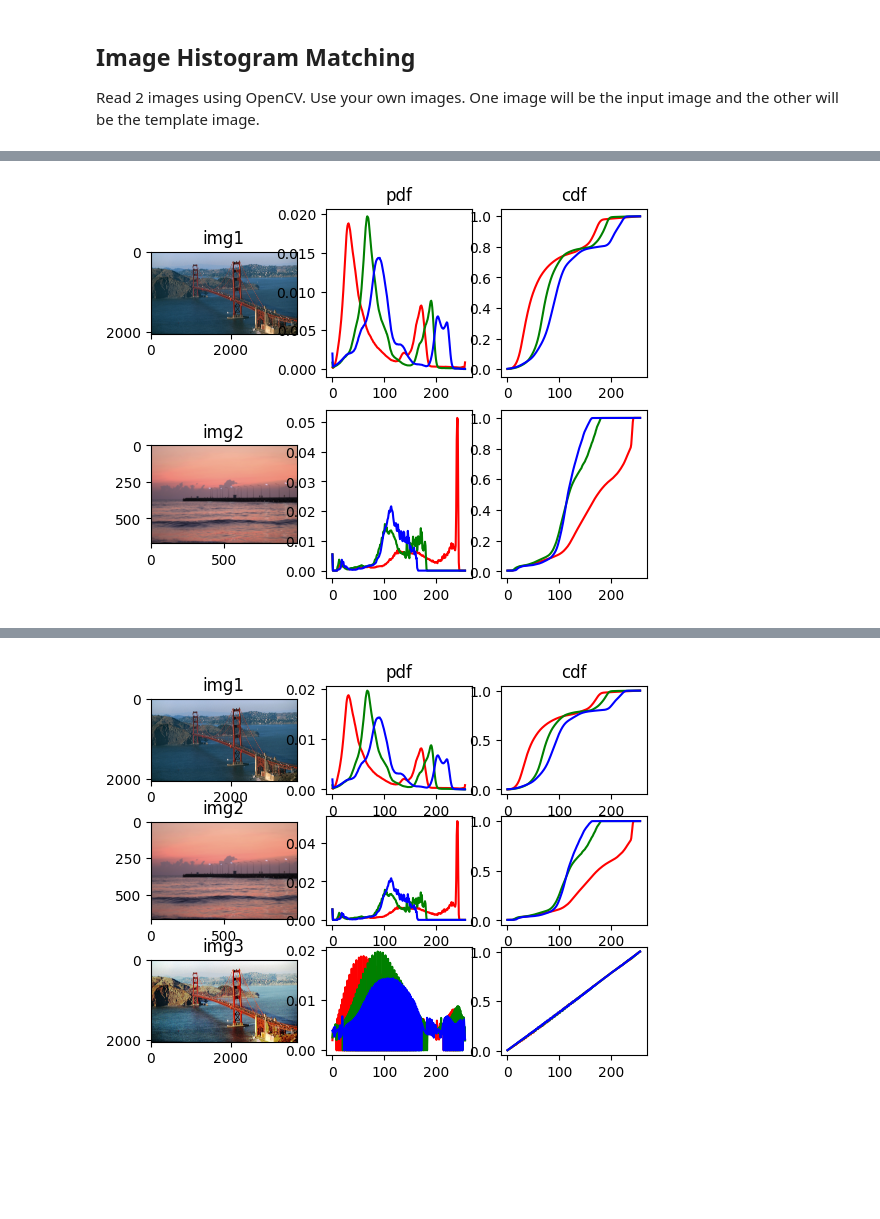
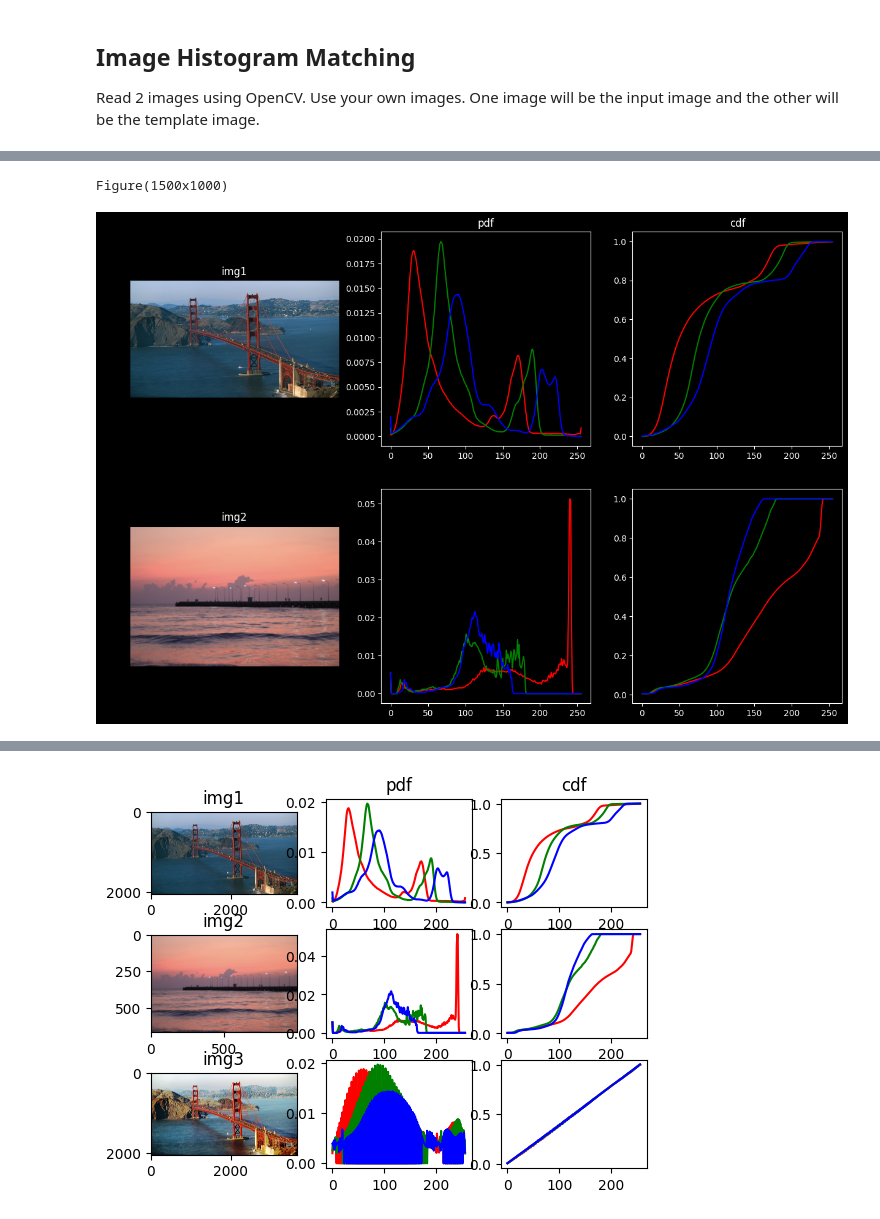
Before and after one commit to Digital-Image-Processing-Laboratory/image_processing-2024, a Jupyter notebook: Lab2_Image-Enhancement/Lab2_2_Image-Enhancement-with-Statistical-Operation.ipynb, the cells around one changed output, grey strips where cells are left out. Drawn from its saved outputs; the diff is of its cells as text; code cells hidden in the pictures; blank space fills up the shorter version.

```diff
--- a/Lab2_Image-Enhancement/Lab2_2_Image-Enhancement-with-Statistical-Operation.ipynb
+++ b/Lab2_Image-Enhancement/Lab2_2_Image-Enhancement-with-Statistical-Operation.ipynb
@@ -100,14 +101,20 @@ eq_img.append(cv2.equalizeHist(img[:, :, 2]))
 combile_img = np.array([eq_img[0], eq_img[1], eq_img[2]])
 combile_img = np.transpose(combile_img, (1, 2, 0))
 
+figg = plt.figure(facecolor="black", edgecolor="white", figsize=(15, 10))
 
-fig, axs = plt.subplots(1, 2)
+
+axs = figg.subplots(1, 2)
 axs[0].imshow(combile_img)
 
 hists = plot_histogram(combile_img)
 i = 0
 for hist in hists:
+	plt.setp(axs[1].spines.values(), color="white")
+	axs[1].set_facecolor("black")
+	axs[1].tick_params(colors="white")
 	axs[1].plot(hist, color=colors[i])
+	plt.tight_layout()
 	i += 1
 
 axs[1].legend(["blue", "green", "red"])
@@ -158,33 +165,42 @@ Let's explore 2 images. Use suplot to plot :
 # %%
 ### START CODE HERE ###
 
+fcol = "white"
+bcol = "black"
 img_l = [img1, img2]
 colors = ["red", "green", "blue"]
 
-fix, axs = plt.subplots(2, 3)
+figg = plt.figure(facecolor=bcol, edgecolor=fcol, figsize=(15, 10))
+
+axs = figg.subplots(2, 3)
+
 i = 0
-axs[i][1].set_title("pdf")
-axs[i][2].set_title("cdf")
+axs[i][1].set_title("pdf", color=fcol)
+axs[i][2].set_title("cdf", color=fcol)
 for img in img_l:
-	axs[i][0].set_title(f"img{i+1}")
-	axs[i][0].imshow(img)
+	# axs[i][1].spines.color=fcol
+	plt.setp(axs[i][1].spines.values(), color=fcol)
+	plt.setp(axs[i][2].spines.values(), color=fcol)
+	axs[i][1].set_facecolor(bcol)
+	axs[i][2].set_facecolor(bcol)
+	axs[i][1].tick_params(colors=fcol)
+	axs[i][2].tick_params(colors=fcol)
+	axs[i][0].set_title(f"img{i+1}", color=fcol)
+	axs[i][0].imshow(img,)
 	hists = plot_histogram(img)
 	j = 0
 	for hist in hists:
 		hist = hist/hist.sum()
 		axs[i][1].plot(hist, color=colors[j])
 		cum_hist = hist.cumsum()
 		axs[i][2].plot(cum_hist, color=colors[j])
 		j += 1
 	i += 1
 
-
-
-
-
 ### END CODE HERE ###
 # %% [output]
+Figure(1500x1000)
-[figure, old version]
+[figure, new version]
 # %% [markdown]
 Perform Histogram matching in the cell below.
 Show the result like the reference image below.
```
Also changed, not shown: parts of 2 cells of this notebook, 2 other files.
